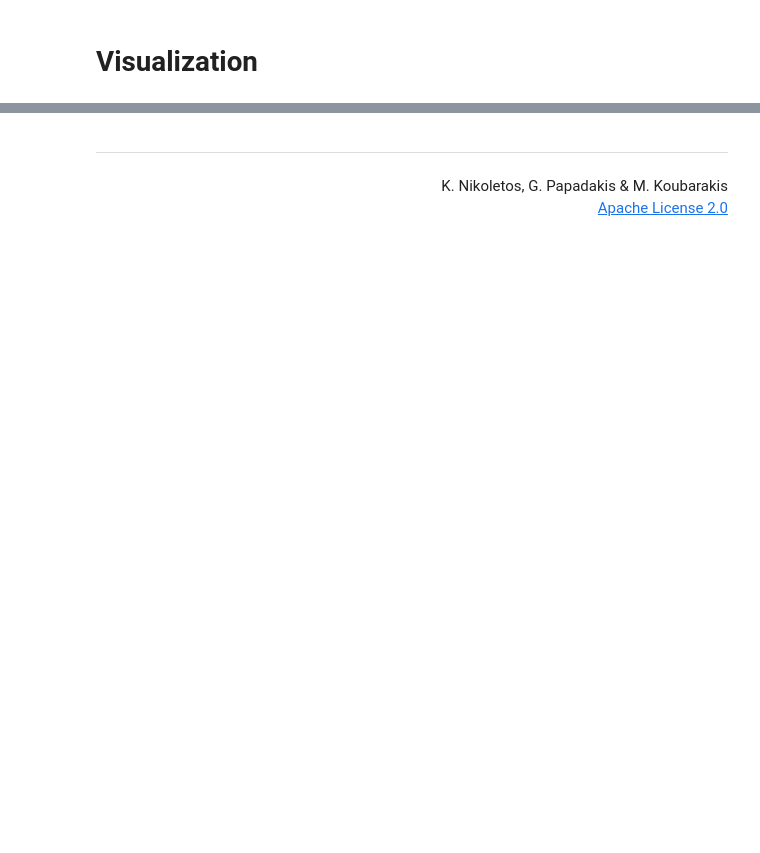
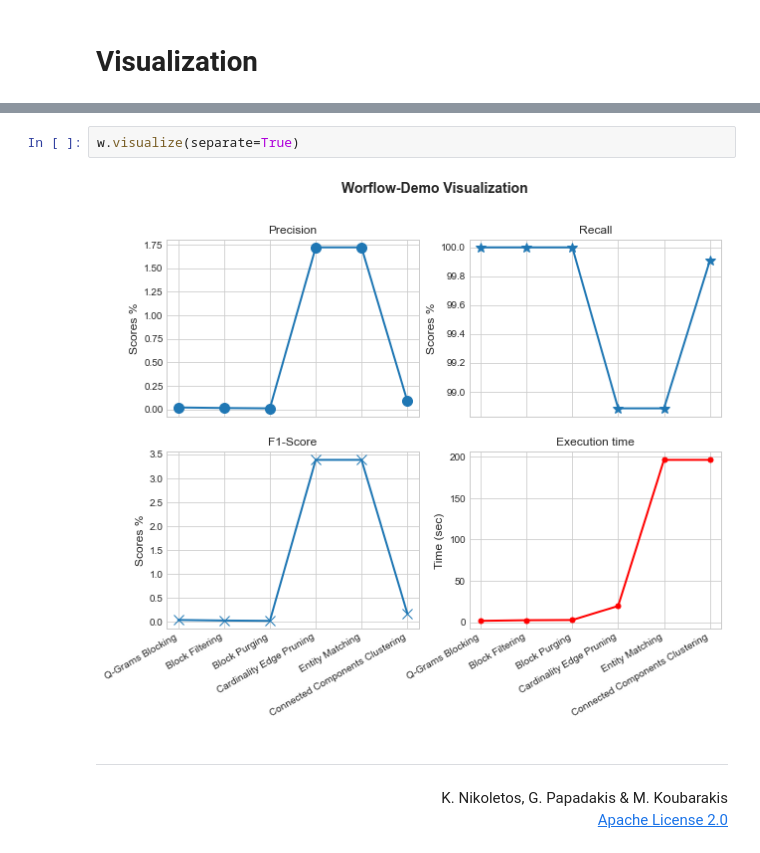
Before and after one commit to ilias6/Parallel-pyJedAI, a Jupyter notebook: Demo.ipynb, the cells around one changed output, grey strips where cells are left out. Cells and saved outputs as stored; diff of their text form; blank space fills up the shorter version.

```diff
--- a/Demo.ipynb
+++ b/Demo.ipynb
@@ -24,3 +140,7 @@ In this notebook we present the pyJedAI approach. pyJedAI is a an end-to-end and
+# %%
+w.visualize(separate=True)
+# %% [output]
+[figure, added]
 # %% [markdown]
 <hr>
 <div align="right">
```
Also changed, not shown: parts of 15 cells of this notebook, 31 other files.
